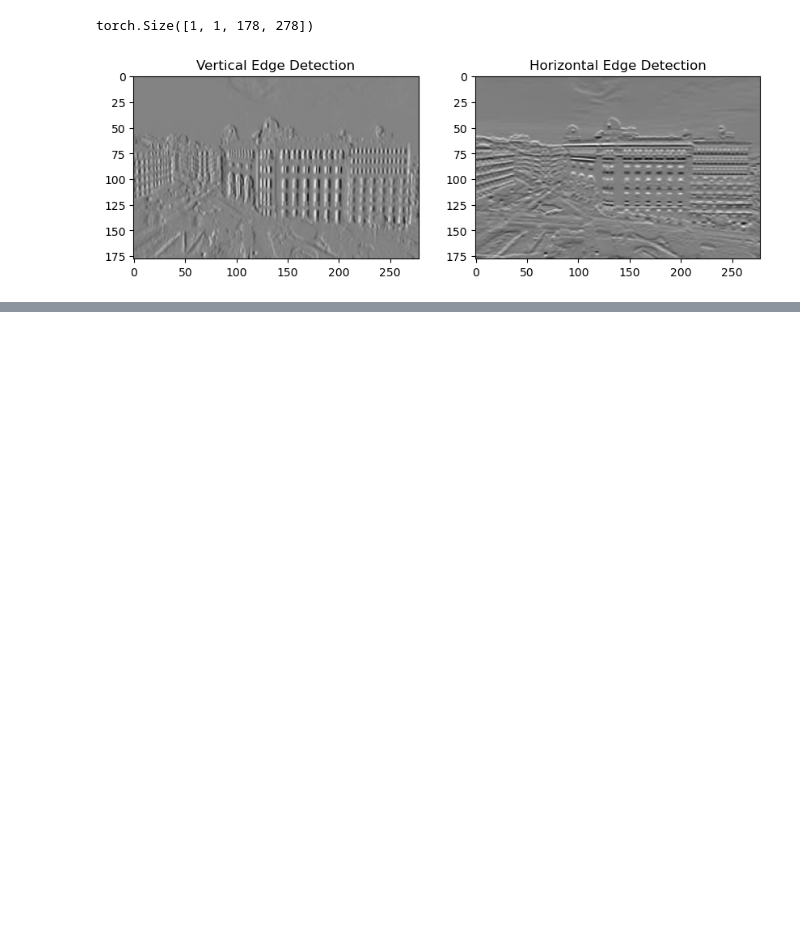
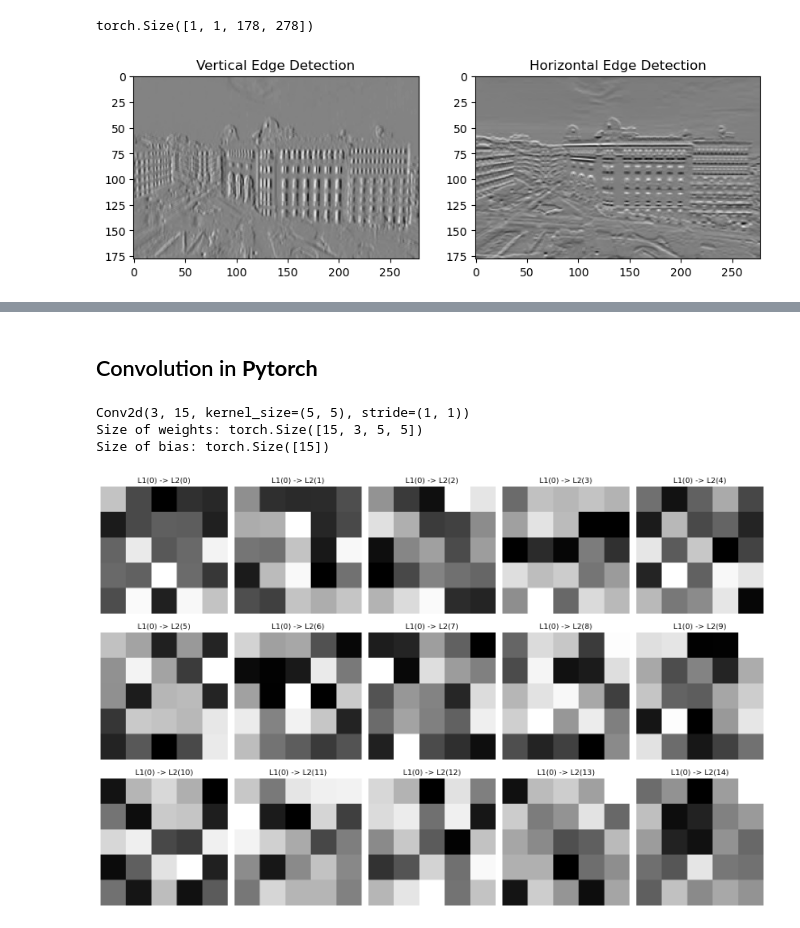
Before and after one commit to diaazg/Deep-learning, a Jupyter notebook: notebooks/CNN.ipynb, the cells around one changed output, grey strips where cells are left out. Cells and saved outputs as stored; diff of their text form; code cells hidden in the pictures; blank space fills up the shorter version.

Commit message:
convolution in pytorch

```diff
--- a/notebooks/CNN.ipynb
+++ b/notebooks/CNN.ipynb
@@ -196,0 +227,35 @@ plt.show()
+# %% [markdown]
+## Convolution in **Pytorch**
+# %%
+# create a conv2d class instance with params
+
+# params
+
+inChans = 3 # RGB
+outChans = 15 # 15 feature maps that's means 15 filters (kernel)
+kernelSize = 5 # kernel size
+stride = 1 # stride
+padding = 0 # padding
+
+# create the instance (similar to nn.Linear)
+conv = torch.nn.Conv2d(inChans, outChans, kernelSize, stride, padding)
+print(conv)
+print('Size of weights:', conv.weight.shape)
+print('Size of bias:', conv.bias.shape) # each filter has a his own bias
+# %% [output]
+Conv2d(3, 15, kernel_size=(5, 5), stride=(1, 1))
+Size of weights: torch.Size([15, 3, 5, 5])
+Size of bias: torch.Size([15])
+# %%
+# What does this kernels look like?
+def show_kernels(ker_channel):
+    fig, ax = plt.subplots(3,5, figsize=(15,10))
+    for i ,ax in enumerate(ax.flatten()):
+        ax.imshow(torch.squeeze(conv.weight[i,ker_channel,:,:]).detach(), cmap='gray')
+        ax.set_title(f'L1(0) -> L2({i})')
+        ax.axis('off')
+    plt.tight_layout()
+    plt.show()
+show_kernels(0)
+# %% [output]
+[figure, added]
```
Also changed, not shown: parts of 9 cells of this notebook.
